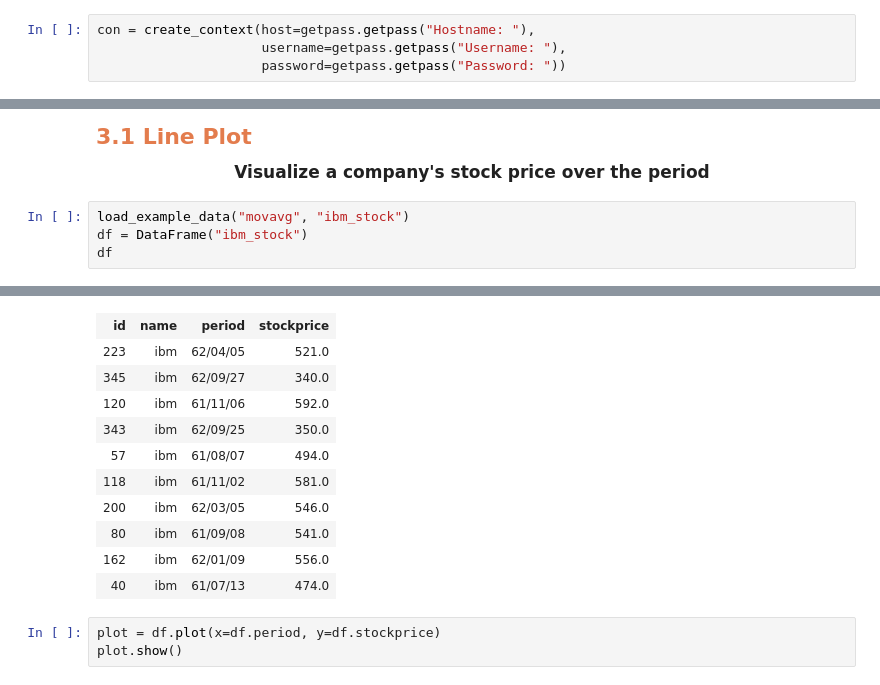
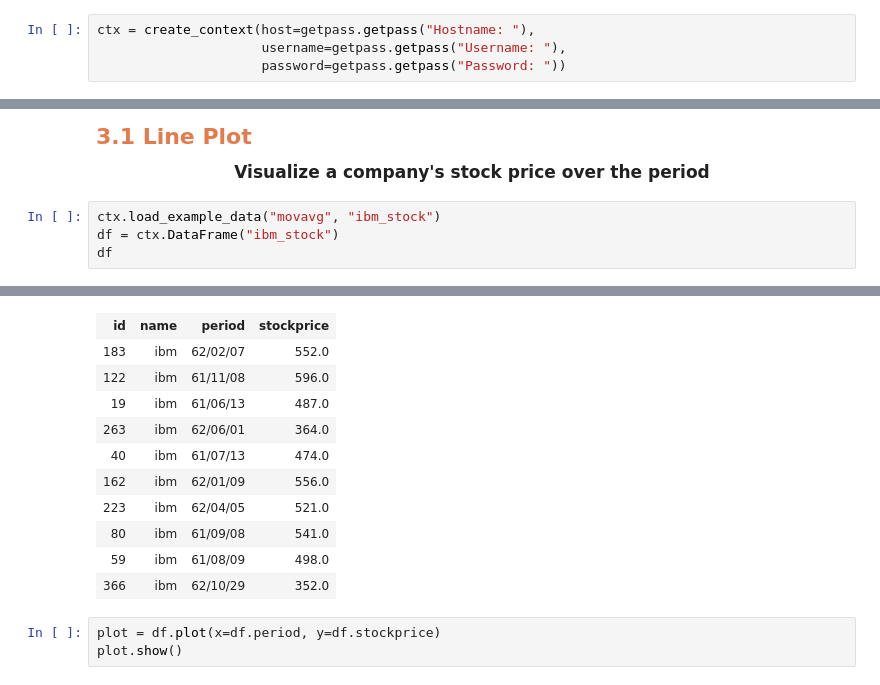
Before and after one commit to Teradata/teradataml, a Jupyter notebook: Workflows/Visualization/Visualization.ipynb, the cells around one changed output, grey strips where cells are left out. Saved outputs shown, nothing was run; the diff lists cells and outputs as text.

```diff
--- a/Workflows/Visualization/Visualization.ipynb
+++ b/Workflows/Visualization/Visualization.ipynb
@@ -38,6 +39,6 @@ from teradataml import Axis, Figure, subplots
 <b style = 'font-size:28px;font-family:Arial;color:#E37C4D'>2. Connect to Vantage</b>
 <p style = 'font-size:16px;font-family:Arial'>You will be prompted to enter the host name, username and password.</p>
 # %%
-con = create_context(host=getpass.getpass("Hostname: "),
+ctx = create_context(host=getpass.getpass("Hostname: "),
                      username=getpass.getpass("Username: "),
                      password=getpass.getpass("Password: "))
@@ -52,7 +49,7 @@ Password:  ·····
 <b style = 'font-size:22px;font-family:Arial;color:#E37C4D'>3.1 Line Plot</b></br>
 <p style = 'font-size:17px;font-family:Arial;font-weight:bold;text-align: center;'>Visualize a company's stock price over the period</p>
 # %%
-load_example_data("movavg", "ibm_stock")
-df = DataFrame("ibm_stock")
+ctx.load_example_data("movavg", "ibm_stock")
+df = ctx.DataFrame("ibm_stock")
 df
 # %% [output]
@@ -60,14 +56,14 @@ WARNING: Skipped loading table ibm_stock since it already exists in the database
 | id | name | period | stockprice |
+| 183 | ibm | 62/02/07 | 552.0 |
+| 122 | ibm | 61/11/08 | 596.0 |
+| 19 | ibm | 61/06/13 | 487.0 |
+| 263 | ibm | 62/06/01 | 364.0 |
+| 40 | ibm | 61/07/13 | 474.0 |
+| 162 | ibm | 62/01/09 | 556.0 |
 | 223 | ibm | 62/04/05 | 521.0 |
-| 345 | ibm | 62/09/27 | 340.0 |
-| 120 | ibm | 61/11/06 | 592.0 |
-| 343 | ibm | 62/09/25 | 350.0 |
-| 57 | ibm | 61/08/07 | 494.0 |
-| 118 | ibm | 61/11/02 | 581.0 |
-| 200 | ibm | 62/03/05 | 546.0 |
 | 80 | ibm | 61/09/08 | 541.0 |
-| 162 | ibm | 62/01/09 | 556.0 |
-| 40 | ibm | 61/07/13 | 474.0 |
+| 59 | ibm | 61/08/09 | 498.0 |
+| 366 | ibm | 62/10/29 | 352.0 |
 # %%
 plot = df.plot(x=df.period, y=df.stockprice)
 plot.show()
```
Also changed, not shown: parts of 32 cells of this notebook, 12 other files.
